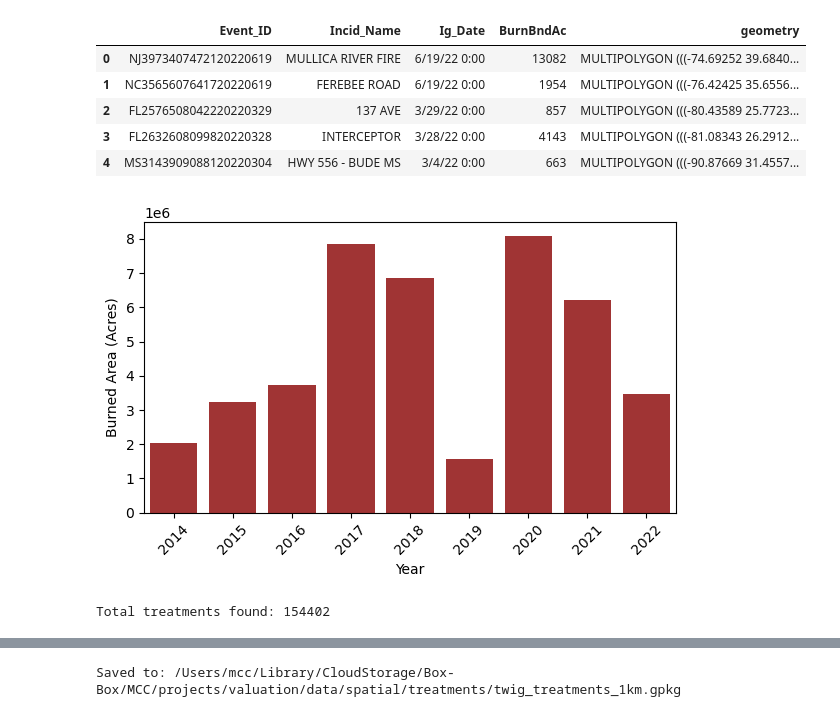
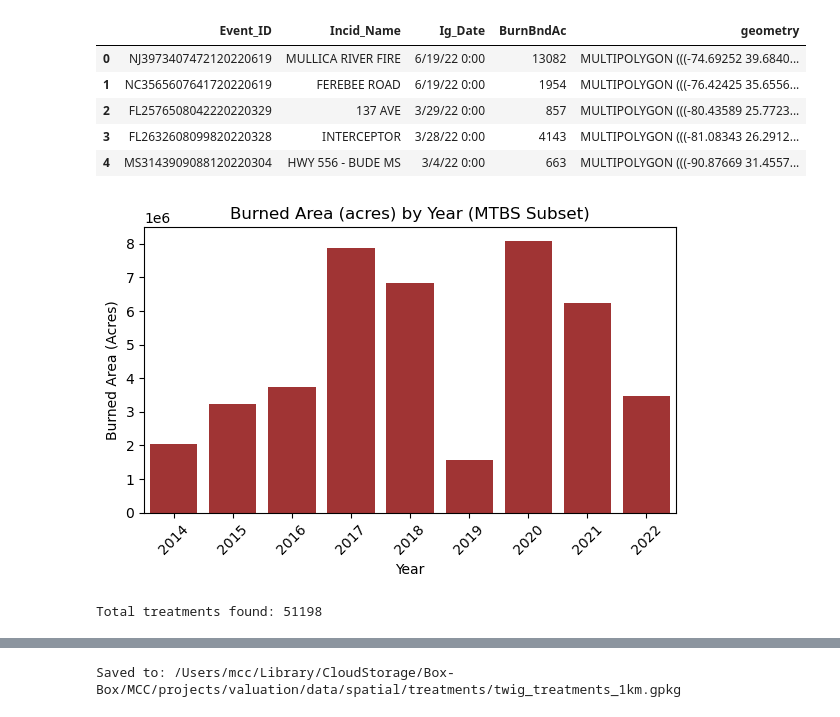
Before and after one commit to Colorado-Forest-Restoration-Institute/Fuels_Treatments_Reduce_Wildfire_Costs, a Jupyter notebook: code/01a-TWIG_colocation.ipynb, the cells around one changed output, grey strips where cells are left out. Cells and saved outputs as stored; diff of their text form; code cells hidden in the pictures.

```diff
--- a/code/01a-TWIG_colocation.ipynb
+++ b/code/01a-TWIG_colocation.ipynb
@@ -41,20 +41,21 @@ CRS: EPSG:4326
 # %%
 # plot burned area over time
 mtbs['Ig_Date'] = pd.to_datetime(mtbs['Ig_Date'], format='%m/%d/%y %H:%M', errors='coerce')
 mtbs['Year'] = mtbs['Ig_Date'].dt.year
 # Group by year and sum burned area (BurnBndAc)
 yearly_burn = mtbs.groupby('Year', as_index=False)['BurnBndAc'].sum()
 
 # plot it
 plt.figure(figsize=(6,4))
 sns.barplot(data=yearly_burn, x='Year', y='BurnBndAc', color='firebrick')
 plt.xlabel('Year')
 plt.ylabel('Burned Area (Acres)')
+plt.title('Burned Area (acres) by Year (MTBS Subset)')
 plt.xticks(rotation=45)
 plt.tight_layout()
 plt.show()
 # %% [output]
-[figure, old version]
+[figure, new version]
 # %%
 # establish connection with the TWIG
 twig_url = 'https://gis.reshapewildfire.org/arcgis/rest/services/Hosted/Treatment_Index_and_Intersections/FeatureServer/'
@@ -109,10 +123,10 @@ for idx, row in tqdm(mtbs.iterrows(), total=mtbs.shape[0], desc='Processing Fire
 # tidy the TWIG data into one file
 # Filter out None values and add a fire name column to each GeoDataFrame
 valid_gdfs = []
-for fire_name, gdf in trt_overlap.items():
+for mtbs_id, gdf in trt_overlap.items():
     if gdf is not None and not gdf.empty:
         gdf = gdf.copy()
-        gdf['Fire_Name'] = fire_name
+        gdf['Event_ID'] = mtbs_id
         valid_gdfs.append(gdf)
 
 # Concatenate all into a single GeoDataFrame
@@ -124,7 +138,7 @@ else:
 # Inspect result
 print(f"Total treatments found: {len(trts_all)}")
 # %% [output]
-Total treatments found: 154402
+Total treatments found: 51198
 # %%
 trts_all.head()
 # %% [output]
```
Also changed, not shown: parts of 5 cells of this notebook, 1 other file.
